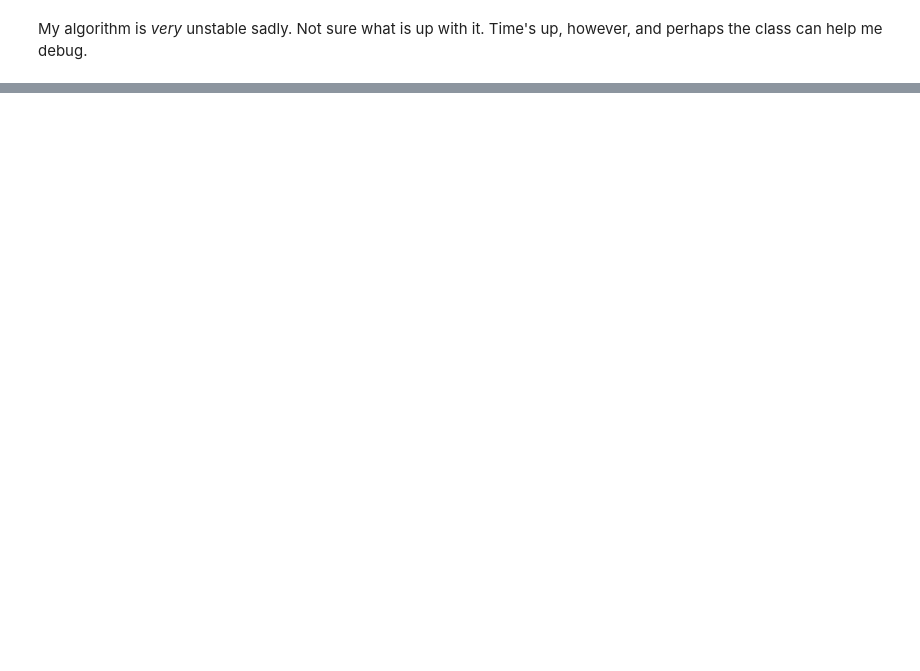
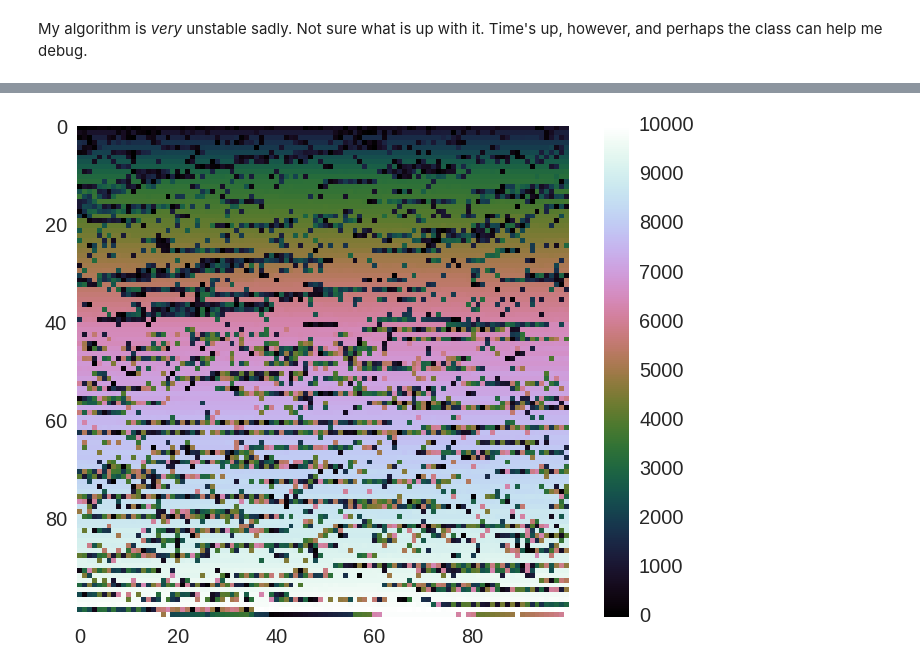
Before and after one commit to btweinstein/AC274, a Jupyter notebook: docs/2d_adr_package.ipynb, the cells around one changed output, grey strips where cells are left out. Cells and saved outputs as stored; diff of their text form; code cells hidden in the pictures; blank space fills up the shorter version.

```diff
--- a/docs/2d_adr_package.ipynb
+++ b/docs/2d_adr_package.ipynb
@@ -125,0 +278,20 @@ My algorithm is *very* unstable sadly. Not sure what is up with it. Time's up, h
+# %%
+points = []
+for i in range(100):
+    for j in range(100):
+        points.append([i, j])
+points = np.array(points)
+# %%
+point_values = []
+for i in range(points.shape[0]):
+    point_values.append(cmp_zorder(points[i], [0, 0]))
+# %%
+order = np.argsort(point_values)
+# %%
+indices = np.arange(100*100)
+sorted_indices = indices[order]
+# %%
+ski.io.imshow(sorted_indices.reshape((100, 100)))
+plt.grid(False)
+# %% [output]
+[figure, added]
```
Also changed, not shown: parts of 45 cells of this notebook, 3 other files.
